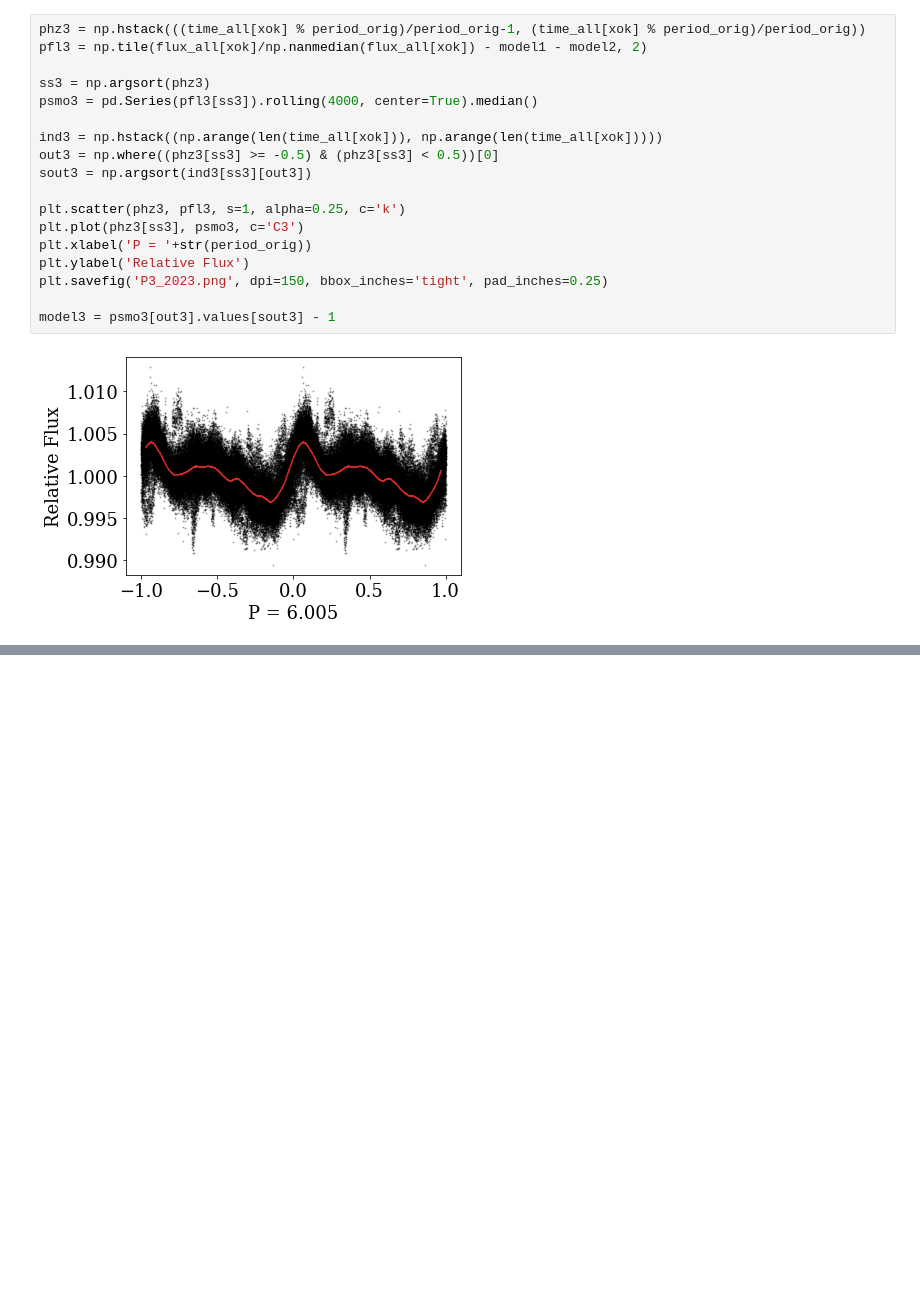
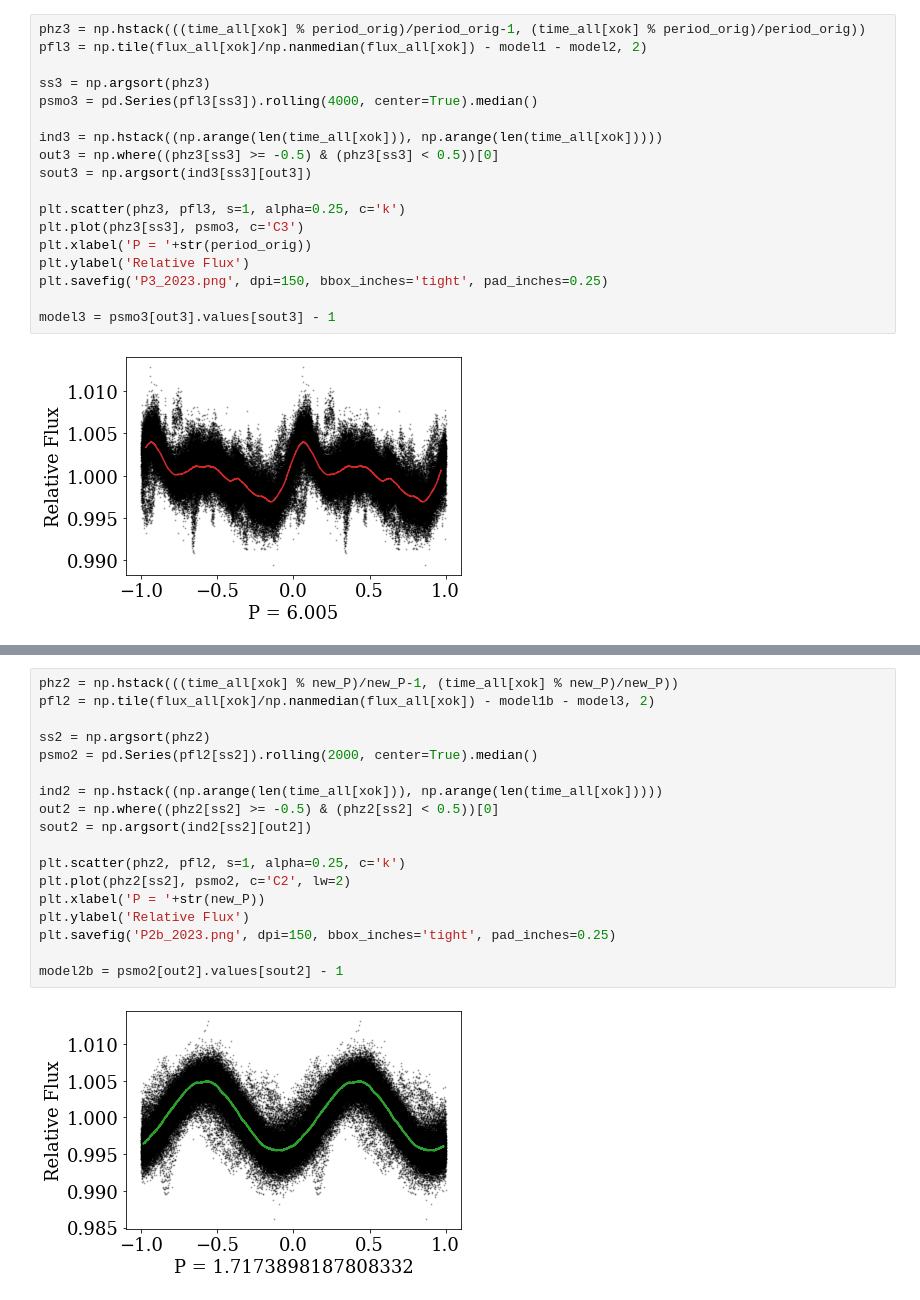
Before and after one commit to jradavenport/QX-Cas, a Jupyter notebook: v2023.ipynb, the cells around one changed output, grey strips where cells are left out. Cells and saved outputs as stored; diff of their text form; blank space fills up the shorter version.

```diff
--- a/v2023.ipynb
+++ b/v2023.ipynb
@@ -311,0 +327,20 @@ for k in range(len(lc1)):
+# %%
+phz2 = np.hstack(((time_all[xok] % new_P)/new_P-1, (time_all[xok] % new_P)/new_P))
+pfl2 = np.tile(flux_all[xok]/np.nanmedian(flux_all[xok]) - model1b - model3, 2)
+
+ss2 = np.argsort(phz2)
+psmo2 = pd.Series(pfl2[ss2]).rolling(2000, center=True).median()
+
+ind2 = np.hstack((np.arange(len(time_all[xok])), np.arange(len(time_all[xok]))))
+out2 = np.where((phz2[ss2] >= -0.5) & (phz2[ss2] < 0.5))[0]
+sout2 = np.argsort(ind2[ss2][out2])
+
+plt.scatter(phz2, pfl2, s=1, alpha=0.25, c='k')
+plt.plot(phz2[ss2], psmo2, c='C2', lw=2)
+plt.xlabel('P = '+str(new_P))
+plt.ylabel('Relative Flux')
+plt.savefig('P2b_2023.png', dpi=150, bbox_inches='tight', pad_inches=0.25)
+
+model2b = psmo2[out2].values[sout2] - 1
+# %% [output]
+[figure, added]
```
Also changed, not shown: parts of 17 cells of this notebook, 1 other file.
